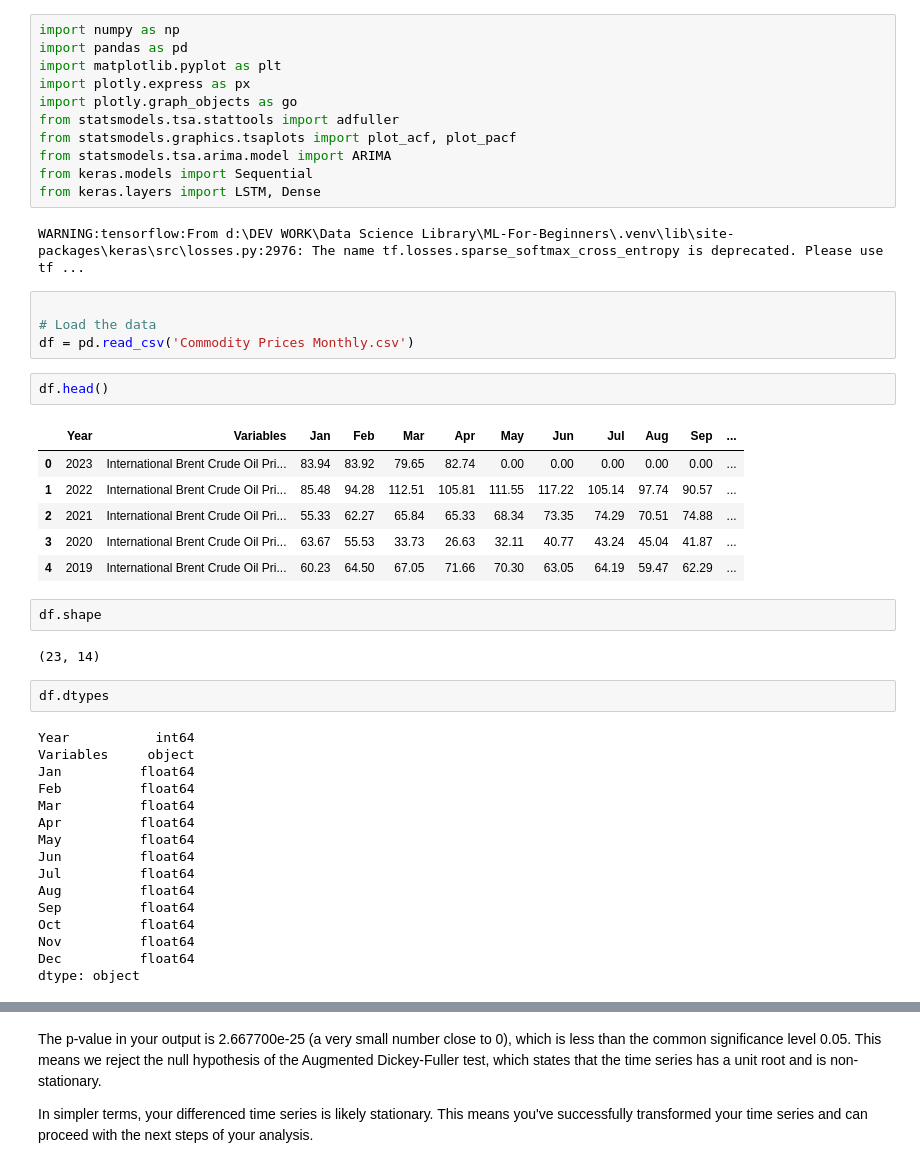
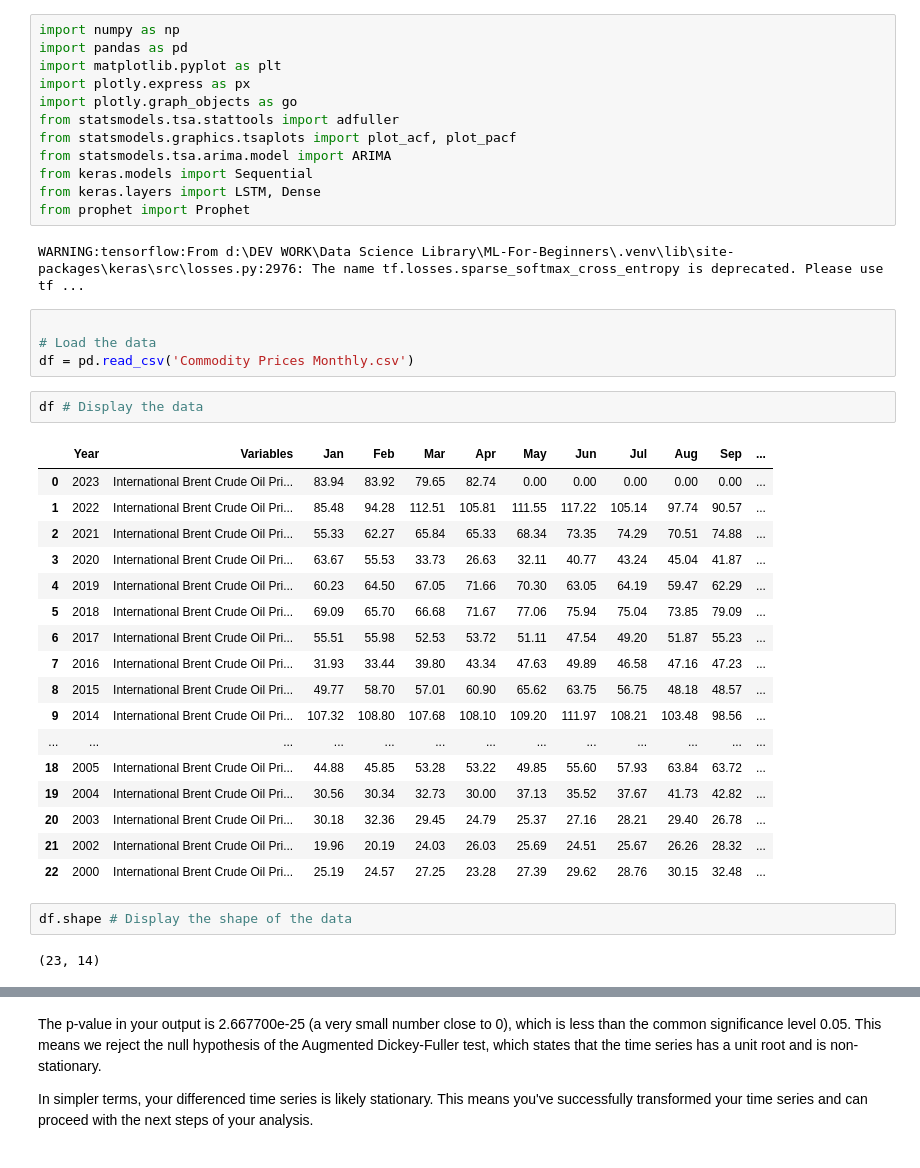
Before and after one commit to jnopareboateng/ml-library, a Jupyter notebook: tsa.ipynb, the cells around one changed output, grey strips where cells are left out. Saved outputs shown, nothing was run; the diff lists cells and outputs as text.

```diff
--- a/tsa.ipynb
+++ b/tsa.ipynb
@@ -9,40 +9,34 @@ from statsmodels.graphics.tsaplots import plot_acf, plot_pacf
 from statsmodels.tsa.arima.model import ARIMA
 from keras.models import Sequential
 from keras.layers import LSTM, Dense
+from prophet import Prophet
 # %% [output]
 WARNING:tensorflow:From d:\DEV WORK\Data Science Library\ML-For-Beginners\.venv\lib\site-packages\keras\src\losses.py:2976: The name tf.losses.sparse_softmax_cross_entropy is deprecated. Please use tf ...
 # %%
 
 # Load the data
 df = pd.read_csv('Commodity Prices Monthly.csv')
-# %%
-df.head()
-# %% [output]
-|  | Year | Variables | Jan | Feb | Mar | Apr | May | Jun | Jul | Aug | Sep | ... |
-| 0 | 2023 | International Brent Crude Oil Pri... | 83.94 | 83.92 | 79.65 | 82.74 | 0.00 | 0.00 | 0.00 | 0.00 | 0.00 | ... |
-| 1 | 2022 | International Brent Crude Oil Pri... | 85.48 | 94.28 | 112.51 | 105.81 | 111.55 | 117.22 | 105.14 | 97.74 | 90.57 | ... |
-| 2 | 2021 | International Brent Crude Oil Pri... | 55.33 | 62.27 | 65.84 | 65.33 | 68.34 | 73.35 | 74.29 | 70.51 | 74.88 | ... |
-| 3 | 2020 | International Brent Crude Oil Pri... | 63.67 | 55.53 | 33.73 | 26.63 | 32.11 | 40.77 | 43.24 | 45.04 | 41.87 | ... |
-| 4 | 2019 | International Brent Crude Oil Pri... | 60.23 | 64.50 | 67.05 | 71.66 | 70.30 | 63.05 | 64.19 | 59.47 | 62.29 | ... |
-# %%
-df.shape
-# %% [output]
-(23, 14)
-# %%
-df.dtypes
-# %% [output]
-Year           int64
-Variables     object
-Jan          float64
-Feb          float64
-Mar          float64
-Apr          float64
-May          float64
-Jun          float64
-Jul          float64
-Aug          float64
-Sep          float64
-Oct          float64
-Nov          float64
-Dec          float64
-dtype: object
+# %%
+df # Display the data
+# %% [output]
+|  | Year | Variables | Jan | Feb | Mar | Apr | May | Jun | Jul | Aug | Sep | ... |
+| 0 | 2023 | International Brent Crude Oil Pri... | 83.94 | 83.92 | 79.65 | 82.74 | 0.00 | 0.00 | 0.00 | 0.00 | 0.00 | ... |
+| 1 | 2022 | International Brent Crude Oil Pri... | 85.48 | 94.28 | 112.51 | 105.81 | 111.55 | 117.22 | 105.14 | 97.74 | 90.57 | ... |
+| 2 | 2021 | International Brent Crude Oil Pri... | 55.33 | 62.27 | 65.84 | 65.33 | 68.34 | 73.35 | 74.29 | 70.51 | 74.88 | ... |
+| 3 | 2020 | International Brent Crude Oil Pri... | 63.67 | 55.53 | 33.73 | 26.63 | 32.11 | 40.77 | 43.24 | 45.04 | 41.87 | ... |
+| 4 | 2019 | International Brent Crude Oil Pri... | 60.23 | 64.50 | 67.05 | 71.66 | 70.30 | 63.05 | 64.19 | 59.47 | 62.29 | ... |
+| 5 | 2018 | International Brent Crude Oil Pri... | 69.09 | 65.70 | 66.68 | 71.67 | 77.06 | 75.94 | 75.04 | 73.85 | 79.09 | ... |
+| 6 | 2017 | International Brent Crude Oil Pri... | 55.51 | 55.98 | 52.53 | 53.72 | 51.11 | 47.54 | 49.20 | 51.87 | 55.23 | ... |
+| 7 | 2016 | International Brent Crude Oil Pri... | 31.93 | 33.44 | 39.80 | 43.34 | 47.63 | 49.89 | 46.58 | 47.16 | 47.23 | ... |
+| 8 | 2015 | International Brent Crude Oil Pri... | 49.77 | 58.70 | 57.01 | 60.90 | 65.62 | 63.75 | 56.75 | 48.18 | 48.57 | ... |
+| 9 | 2014 | International Brent Crude Oil Pri... | 107.32 | 108.80 | 107.68 | 108.10 | 109.20 | 111.97 | 108.21 | 103.48 | 98.56 | ... |
+| ... | ... | ... | ... | ... | ... | ... | ... | ... | ... | ... | ... | ... |
+| 18 | 2005 | International Brent Crude Oil Pri... | 44.88 | 45.85 | 53.28 | 53.22 | 49.85 | 55.60 | 57.93 | 63.84 | 63.72 | ... |
+| 19 | 2004 | International Brent Crude Oil Pri... | 30.56 | 30.34 | 32.73 | 30.00 | 37.13 | 35.52 | 37.67 | 41.73 | 42.82 | ... |
+| 20 | 2003 | International Brent Crude Oil Pri... | 30.18 | 32.36 | 29.45 | 24.79 | 25.37 | 27.16 | 28.21 | 29.40 | 26.78 | ... |
+| 21 | 2002 | International Brent Crude Oil Pri... | 19.96 | 20.19 | 24.03 | 26.03 | 25.69 | 24.51 | 25.67 | 26.26 | 28.32 | ... |
+| 22 | 2000 | International Brent Crude Oil Pri... | 25.19 | 24.57 | 27.25 | 23.28 | 27.39 | 29.62 | 28.76 | 30.15 | 32.48 | ... |
+# %%
+df.shape # Display the shape of the data
+# %% [output]
+(23, 14)
```
Also changed, not shown: parts of 35 cells of this notebook, 4 other files.
